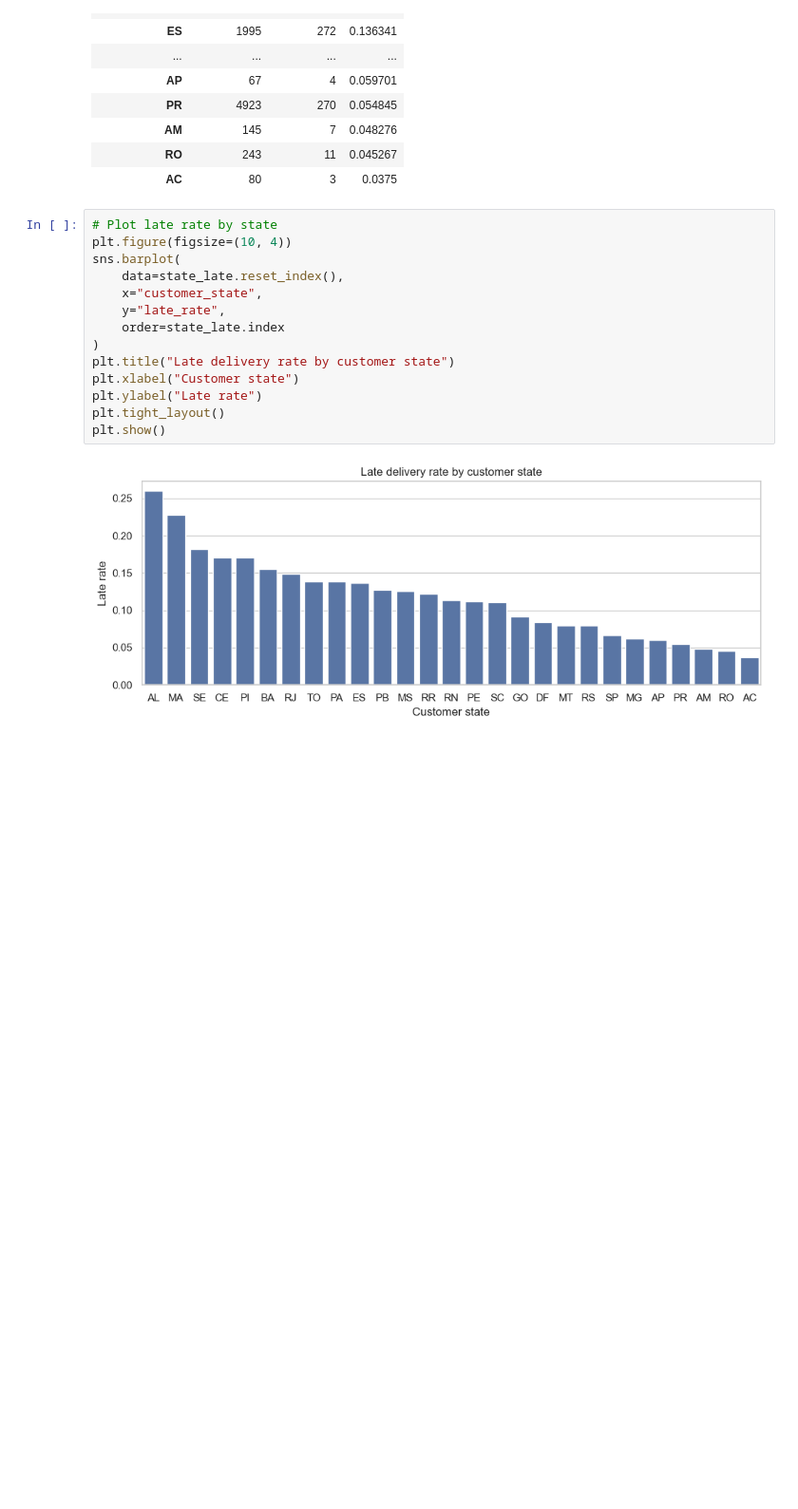
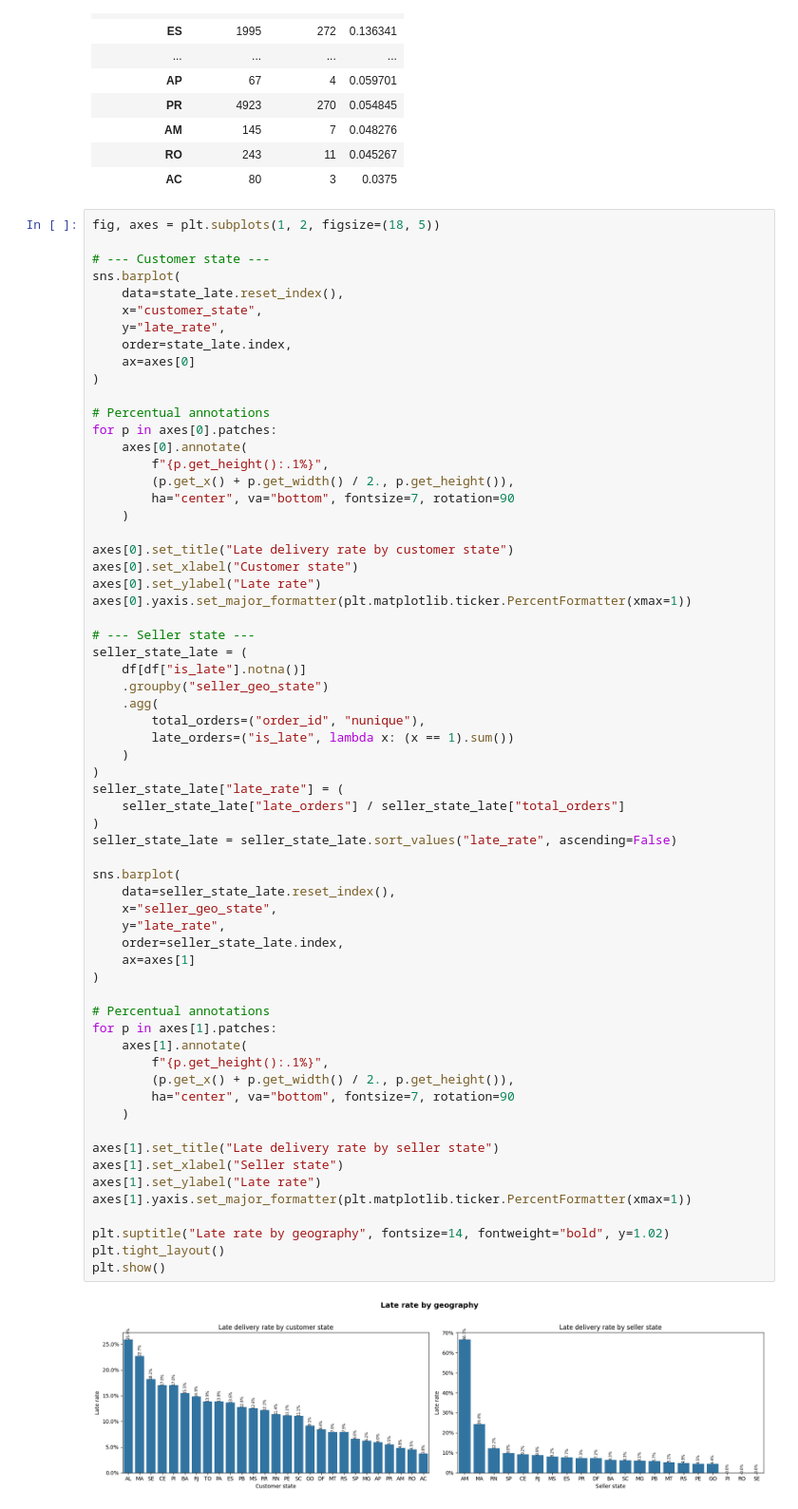
Before and after one commit to Gabverz/Logistics_optimizer, a Jupyter notebook: eda_logistica.ipynb, the cells around one changed output. Shown at 95% size. Saved outputs shown, nothing was run; the diff lists cells and outputs as text; blank space fills up the shorter version.

Commit message:
feat(eda): complement time-series analysis, add seller-customer distance analysis and late rate by distance bucket

```diff
--- a/eda_logistica.ipynb
+++ b/eda_logistica.ipynb
@@ -229,18 +238,67 @@ state_late
 | RO | 243 | 11 | 0.045267 |
 | AC | 80 | 3 | 0.0375 |
 # %%
-# Plot late rate by state
-plt.figure(figsize=(10, 4))
+fig, axes = plt.subplots(1, 2, figsize=(18, 5))
+
+# --- Customer state ---
 sns.barplot(
     data=state_late.reset_index(),
     x="customer_state",
     y="late_rate",
-    order=state_late.index
+    order=state_late.index,
+    ax=axes[0]
 )
-plt.title("Late delivery rate by customer state")
-plt.xlabel("Customer state")
-plt.ylabel("Late rate")
+
+# Percentual annotations
+for p in axes[0].patches:
+    axes[0].annotate(
+        f"{p.get_height():.1%}",
+        (p.get_x() + p.get_width() / 2., p.get_height()),
+        ha="center", va="bottom", fontsize=7, rotation=90
+    )
+
+axes[0].set_title("Late delivery rate by customer state")
+axes[0].set_xlabel("Customer state")
+axes[0].set_ylabel("Late rate")
+axes[0].yaxis.set_major_formatter(plt.matplotlib.ticker.PercentFormatter(xmax=1))
+
+# --- Seller state ---
+seller_state_late = (
+    df[df["is_late"].notna()]
+    .groupby("seller_geo_state")
+    .agg(
+        total_orders=("order_id", "nunique"),
+        late_orders=("is_late", lambda x: (x == 1).sum())
+    )
+)
+seller_state_late["late_rate"] = (
+    seller_state_late["late_orders"] / seller_state_late["total_orders"]
+)
+seller_state_late = seller_state_late.sort_values("late_rate", ascending=False)
+
+sns.barplot(
+    data=seller_state_late.reset_index(),
+    x="seller_geo_state",
+    y="late_rate",
+    order=seller_state_late.index,
+    ax=axes[1]
+)
+
+# Percentual annotations
+for p in axes[1].patches:
+    axes[1].annotate(
+        f"{p.get_height():.1%}",
+        (p.get_x() + p.get_width() / 2., p.get_height()),
+        ha="center", va="bottom", fontsize=7, rotation=90
+    )
+
+axes[1].set_title("Late delivery rate by seller state")
+axes[1].set_xlabel("Seller state")
+axes[1].set_ylabel("Late rate")
+axes[1].yaxis.set_major_formatter(plt.matplotlib.ticker.PercentFormatter(xmax=1))
+
+plt.suptitle("Late rate by geography", fontsize=14, fontweight="bold", y=1.02)
 plt.tight_layout()
 plt.show()
 # %% [output]
-[figure, old version]
+[figure, new version]
```
Also changed, not shown: parts of 16 cells of this notebook.
